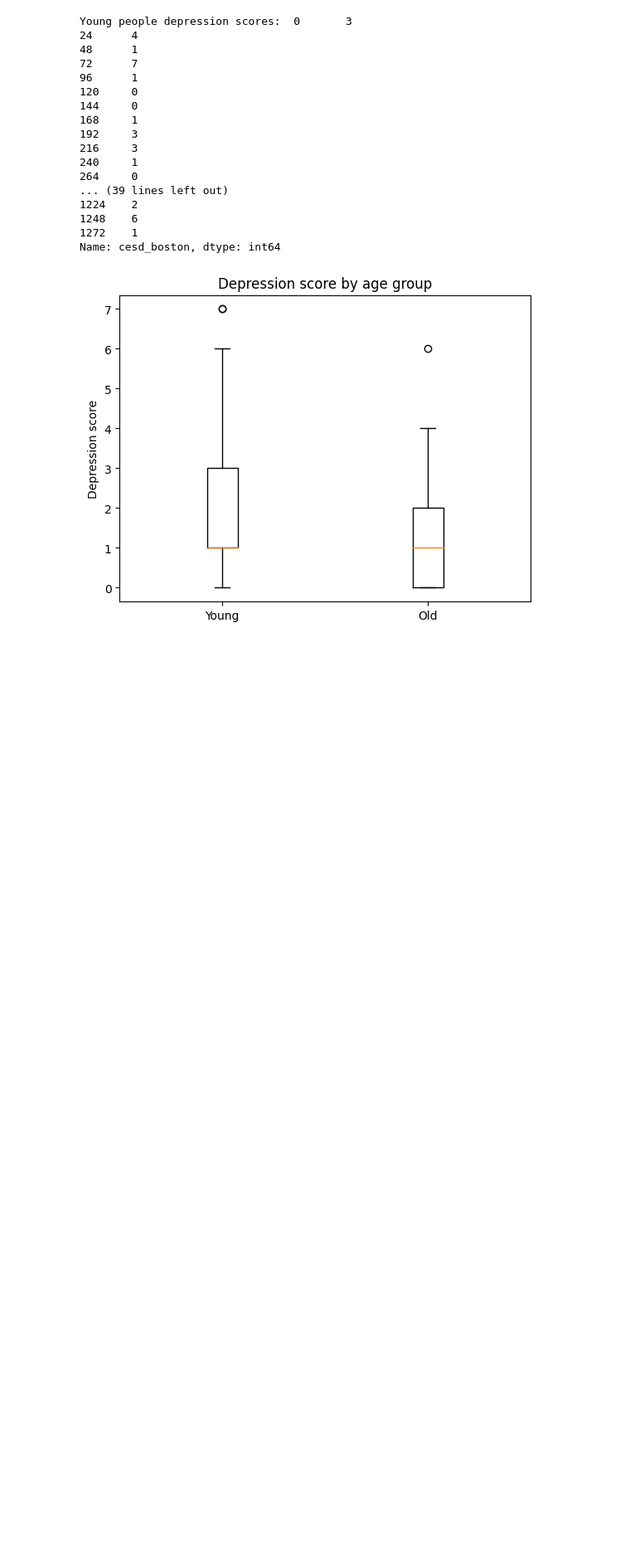
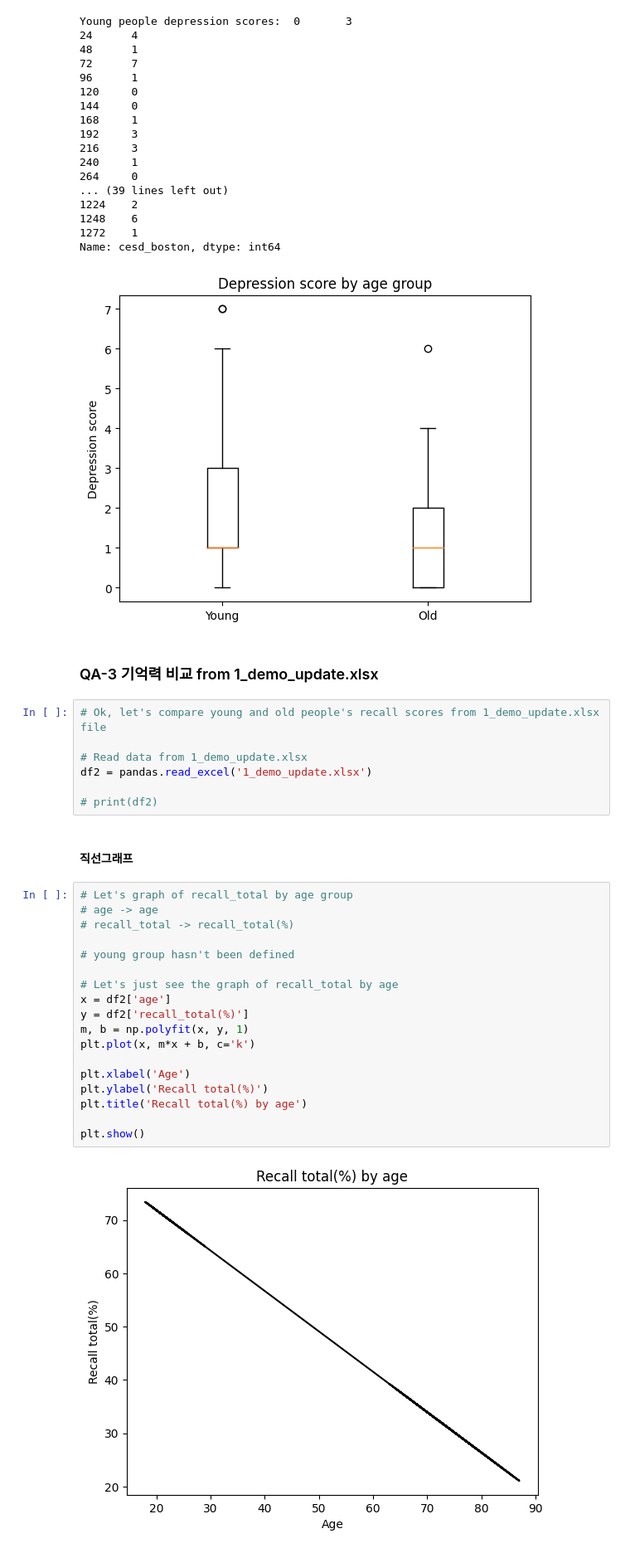
Before and after one commit to jayleekr/cps_code_space, a Jupyter notebook: lectures/day6/hw-6.ipynb, the cells around one changed output. Shown at 83% size. Saved outputs shown, nothing was run; the diff lists cells and outputs as text; blank space fills up the shorter version.

```diff
--- a/lectures/day6/hw-6.ipynb
+++ b/lectures/day6/hw-6.ipynb
@@ -125,3 +125,34 @@ Young people depression scores:  0       3
 1272    1
 Name: cesd_boston, dtype: int64
 [figure]
+# %% [markdown]
+### QA-3 기억력 비교 from 1_demo_update.xlsx
+# %%
+# Ok, let's compare young and old people's recall scores from 1_demo_update.xlsx file
+
+# Read data from 1_demo_update.xlsx
+df2 = pandas.read_excel('1_demo_update.xlsx')
+
+# print(df2)
+# %% [markdown]
+#### 직선그래프
+# %%
+# Let's graph of recall_total by age group
+# age -> age
+# recall_total -> recall_total(%)
+
+# young group hasn't been defined
+
+# Let's just see the graph of recall_total by age
+x = df2['age']
+y = df2['recall_total(%)']
+m, b = np.polyfit(x, y, 1)
+plt.plot(x, m*x + b, c='k')
+
+plt.xlabel('Age')
+plt.ylabel('Recall total(%)')
+plt.title('Recall total(%) by age')
+
+plt.show()
+# %% [output]
+[figure, added]
```
Also changed, not shown: parts of 5 cells of this notebook.
